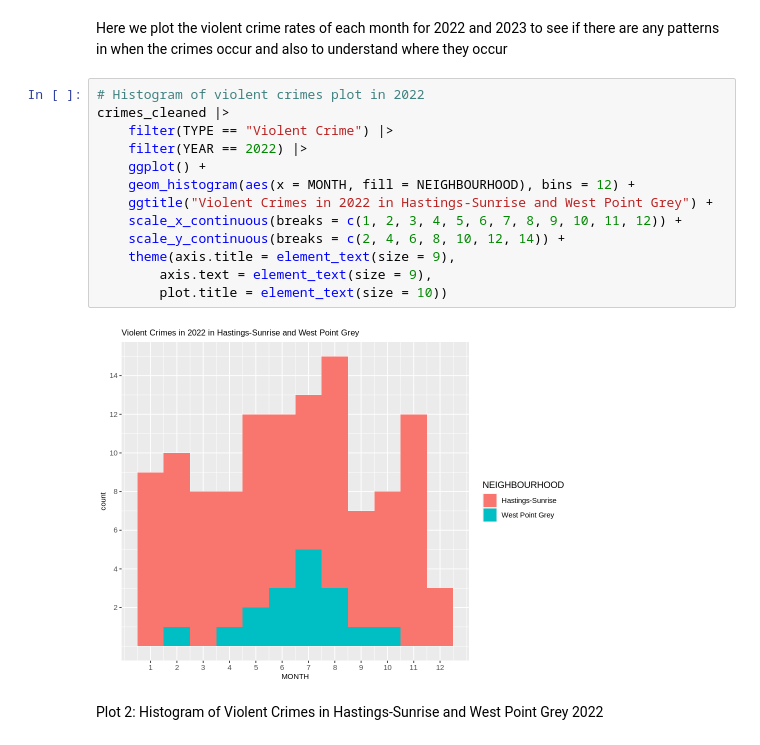
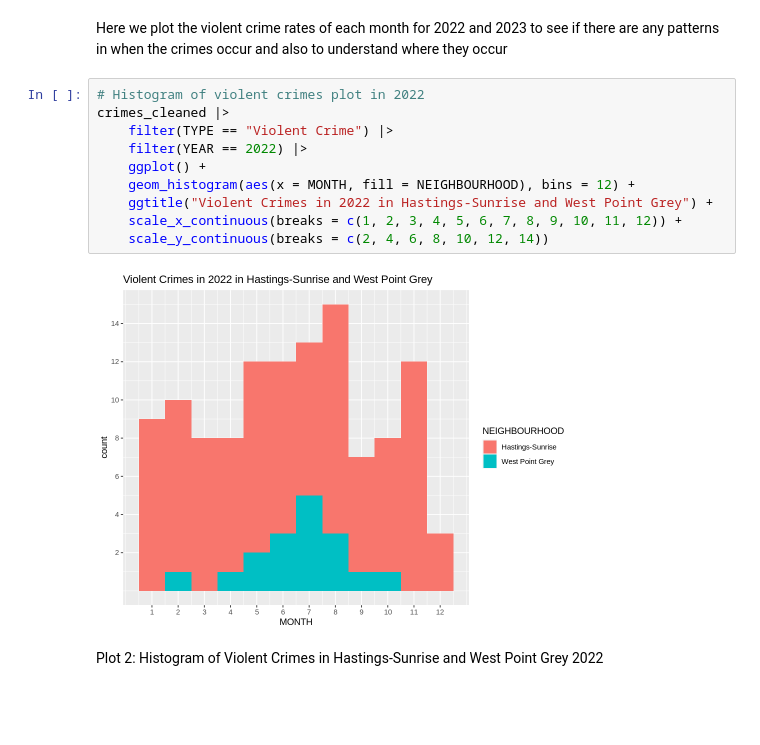
Before and after one commit to Carson-Lu/stat201project-Group27, a Jupyter notebook: proposal.ipynb, the cells around one changed output. Saved outputs shown, nothing was run; the diff lists cells and outputs as text; blank space fills up the shorter version.

```diff
--- a/proposal.ipynb
+++ b/proposal.ipynb
@@ -188,18 +185,15 @@ Here we plot the violent crime rates of each month for 2022 and 2023 to see if t
 # %%
 # Histogram of violent crimes plot in 2022
 crimes_cleaned |>
     filter(TYPE == "Violent Crime") |>
     filter(YEAR == 2022) |>
     ggplot() +
     geom_histogram(aes(x = MONTH, fill = NEIGHBOURHOOD), bins = 12) +
     ggtitle("Violent Crimes in 2022 in Hastings-Sunrise and West Point Grey") +
     scale_x_continuous(breaks = c(1, 2, 3, 4, 5, 6, 7, 8, 9, 10, 11, 12)) +
-    scale_y_continuous(breaks = c(2, 4, 6, 8, 10, 12, 14)) +
-    theme(axis.title = element_text(size = 9),
-        axis.text = element_text(size = 9),
-        plot.title = element_text(size = 10))
+    scale_y_continuous(breaks = c(2, 4, 6, 8, 10, 12, 14))
 # %% [output]
-[figure, old version]
+[figure, new version]
 # %% [markdown]
 Plot 2: Histogram of Violent Crimes in Hastings-Sunrise and West Point Grey 2022
 # %% [markdown]
```
Also changed, not shown: parts of 11 cells of this notebook.
